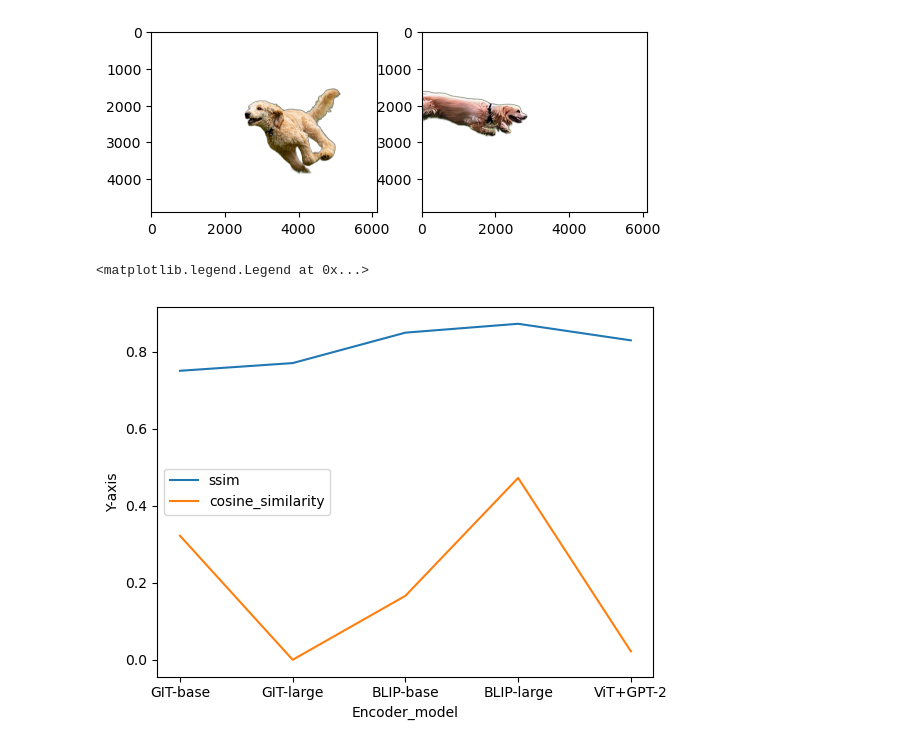
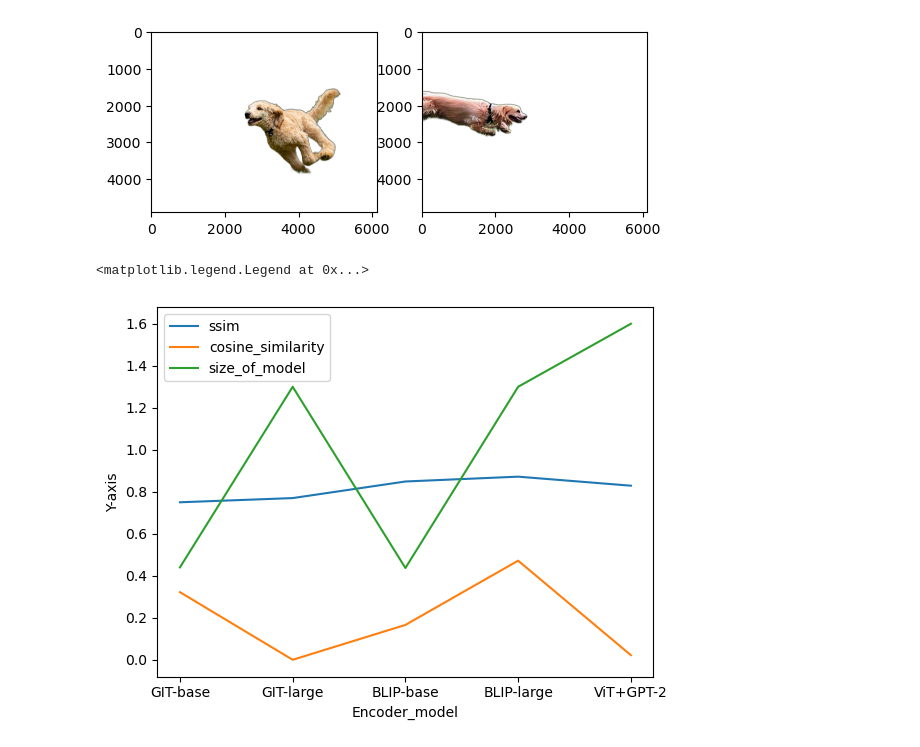
Before and after one commit to shubha07m/Energy-optimized-semantic-loss, a Jupyter notebook: similarity_testing.ipynb, the cells around one changed output. Saved outputs shown, nothing was run; the diff lists cells and outputs as text; code cells hidden in the pictures.

```diff
--- a/similarity_testing.ipynb
+++ b/similarity_testing.ipynb
@@ -163,16 +165,18 @@ structural similarity index measure:0.829
 # %%
 ### Plotting performences of two similarity metrices by five encoder models without background###
 
 cosine_similaritys = [0.322,0.0,.166,0.472,0.022]
 ssims = [0.75,0.77,0.849,0.872,0.829]
+size_of_model = [.44,1.3,.437,1.3,1.6]
 x = ['GIT-base','GIT-large','BLIP-base','BLIP-large','ViT+GPT-2']
 
 plt.plot(x, ssims, label='ssim')
 plt.plot(x, cosine_similaritys, label='cosine_similarity')
+plt.plot(x, size_of_model, label='size_of_model')
 
 plt.xlabel('Encoder_model')
 plt.ylabel('Y-axis')
 plt.legend()
 # %% [output]
 <matplotlib.legend.Legend at 0x...>
-[figure, old version]
+[figure, new version]
```
Also changed, not shown: parts of 2 cells of this notebook.
